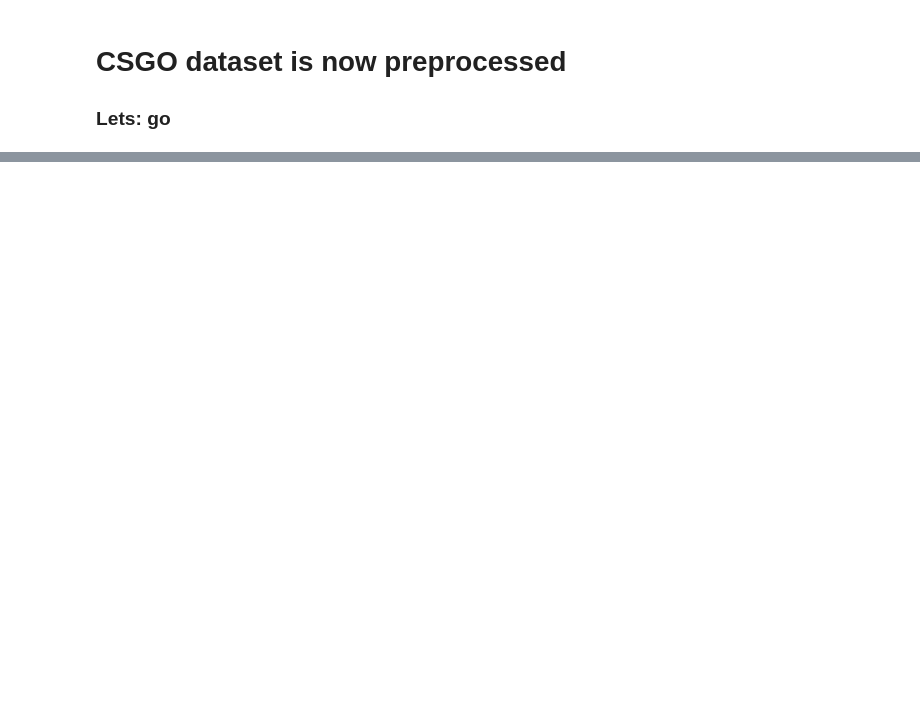
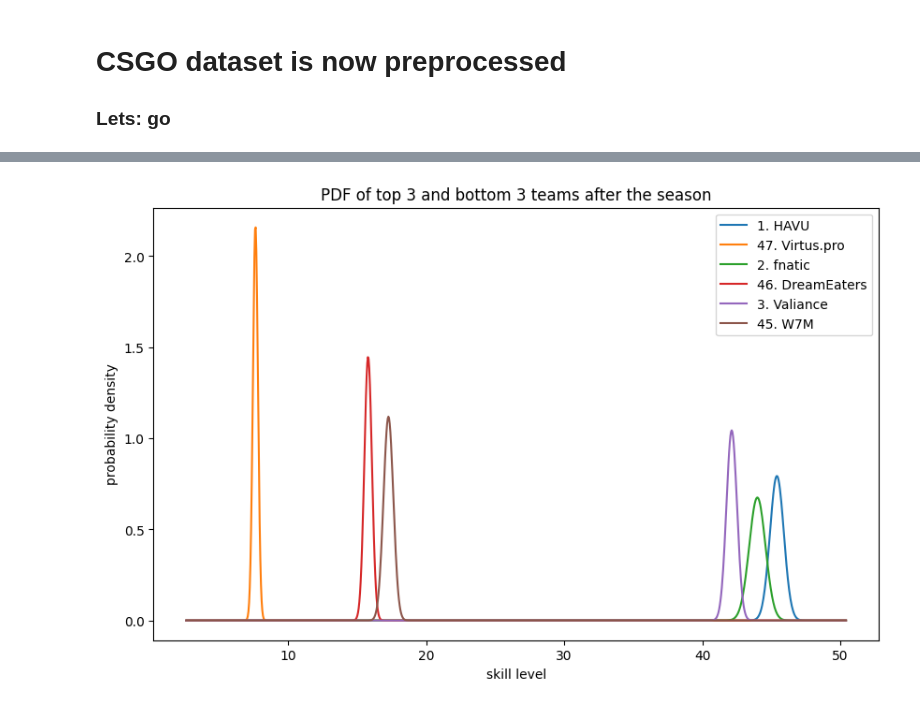
Before and after one commit to marvanG/APML-project-2023, a Jupyter notebook: Q9_csgo_data.ipynb, the cells around one changed output, grey strips where cells are left out. Saved outputs shown, nothing was run; the diff lists cells and outputs as text; code cells hidden in the pictures; blank space fills up the shorter version.

Commit message:
Changes to Gibbs Q10 CSGO now fully implemented (15+ min runtime) df_to_dic_function

```diff
--- a/Q9_csgo_data.ipynb
+++ b/Q9_csgo_data.ipynb
@@ -84,0 +98,25 @@ from ADF_script import ADF
+# %%
+# ADF
+from ADF_script import ADF
+
+results_dic, predictions = ADF(csgo_dic, df)
+# %%
+# Create dataframe of means and variances an sort by means
+from numpy import sign
+from sklearn.metrics import accuracy_score
+teams_df = pd.DataFrame(results_dic, index=['mean', 'variance']).T
+teams_df = teams_df.sort_values(by=['mean'], ascending=False)
+print('Teams after the season, no shuffle:')
+print(teams_df)
+
+# Calculate prediction rate
+from sklearn.metrics import accuracy_score
+y_true = sign(df['score_diff']).tolist()
+prediction_rate = accuracy_score(y_true, predictions)
+print(f'\nPrediction rate of One-Step-Ahead prediction: {prediction_rate}')
+
+# prediction rate of last 60 games
+y_true_last_60 = y_true[-60:]
+predictions_last_60 = predictions[-60:]
+prediction_rate_last_60 = accuracy_score(y_true_last_60, predictions_last_60)
+print(f'\nPrediction rate of One-Step-Ahead prediction for last 60 games: {prediction_rate_last_60}')
@@ -84,0 +141,20 @@ from ADF_script import ADF
+# %%
+# Plot the pdf of the three top teams and the three bottom teams
+from scipy import stats
+plt.figure(figsize=(10, 6))
+x = np.linspace(min(teams_df['mean'])-5, max(teams_df['mean'])+5, 1000)
+
+for i in range(3):
+    y_top = stats.norm.pdf(x, teams_df.iloc[i, 0], np.sqrt(teams_df.iloc[i, 1]))
+    y_bottom = stats.norm.pdf(x, teams_df.iloc[-i-1, 0], np.sqrt(teams_df.iloc[-i-1, 1]))
+
+    plt.plot(x, y_top, label=f'{i+1}. {teams_df.index[i]}')
+    plt.plot(x, y_bottom, label=f'{len(teams_df)-i}. {teams_df.index[-i-1]}')
+
+plt.title('PDF of top 3 and bottom 3 teams after the season')
+plt.xlabel('skill level')
+plt.ylabel('probability density')
+plt.legend()
+plt.show()
+# %% [output]
+[figure, added]
```
Also changed, not shown: parts of 4 cells of this notebook, 7 other files.
